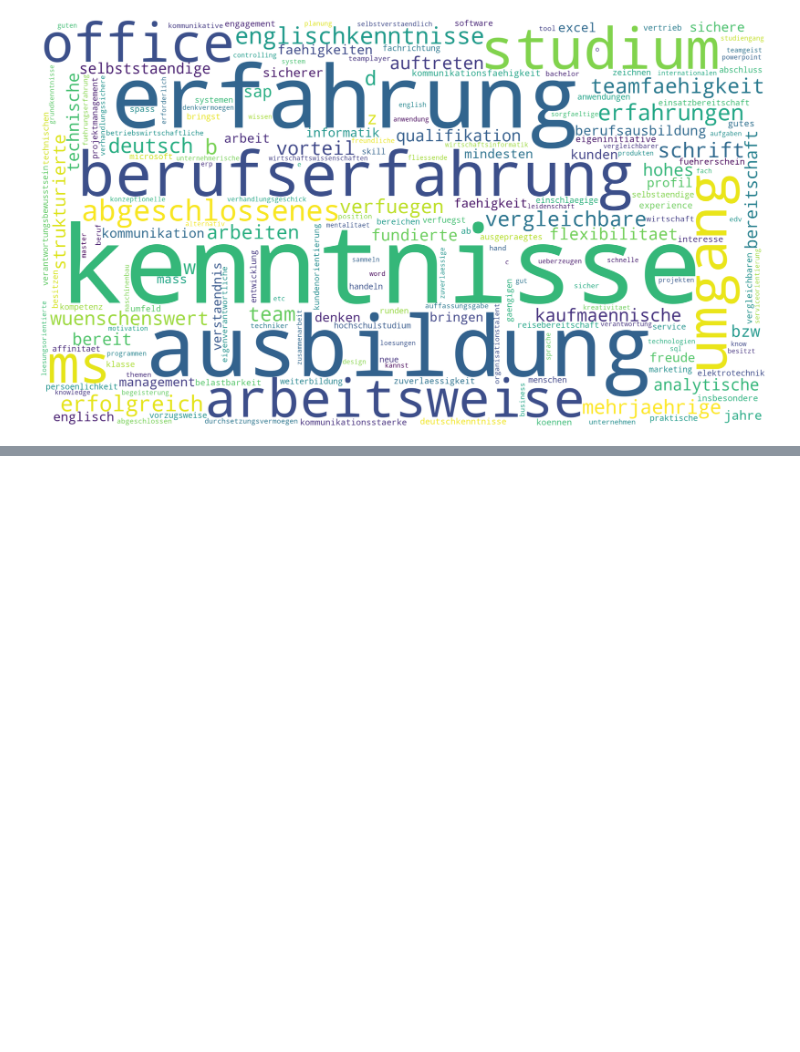
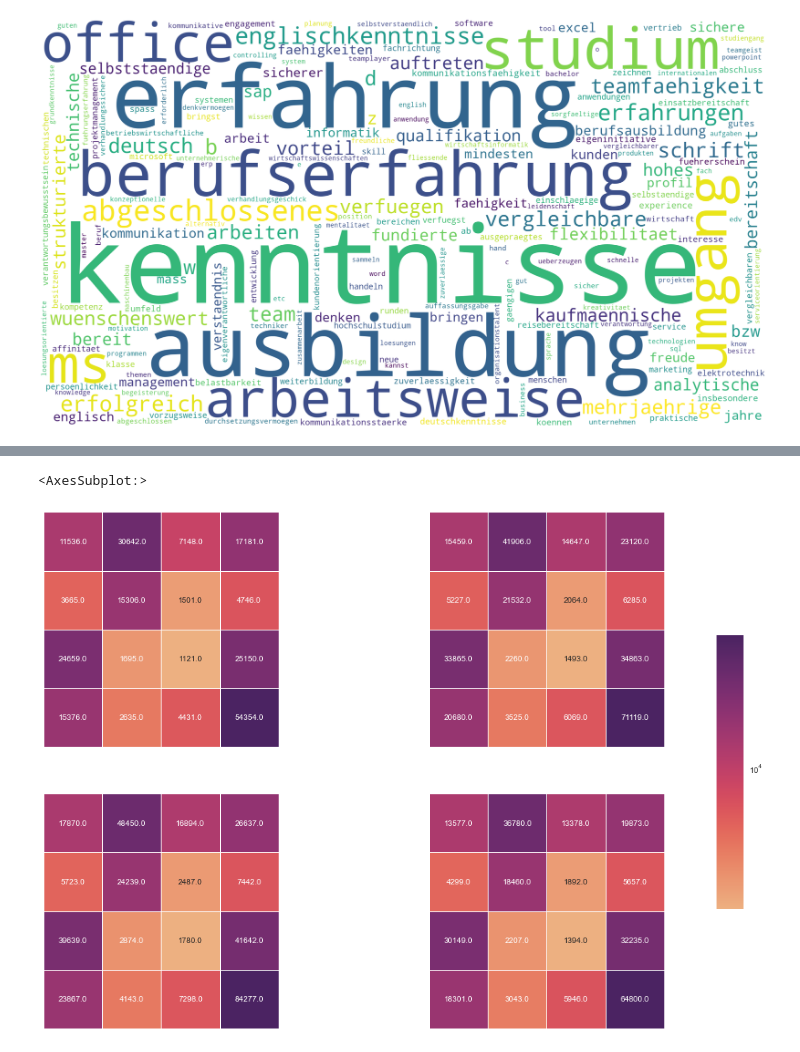
Before and after one commit to sharasivam/stellenanzeigen, a Jupyter notebook: story.ipynb, the cells around one changed output, grey strips where cells are left out. Drawn from its saved outputs; the diff is of its cells as text; code cells hidden in the pictures; blank space fills up the shorter version.

```diff
--- a/story.ipynb
+++ b/story.ipynb
@@ -670,0 +645,13 @@ cloudy(text2)
+# %%
+
+fig, ((ax, ax2), (ax3, ax4)) = plt.subplots(2, 2, sharex=True, sharey=True, figsize=(16, 12))
+cbar_ax = fig.add_axes([.91, .3, .03, .4])
+
+
+kode_matrix(q2_20_coarse, ax, cb=cbar_ax)
+kode_matrix(q3_20_coarse, ax2, cb=cbar_ax)
+kode_matrix(q4_20_coarse, ax3, cb=cbar_ax)
+kode_matrix(q1_21_coarse, ax4, cb=cbar_ax)
+# %% [output]
+<AxesSubplot:>
+[figure, added]
```
Also changed, not shown: parts of 23 cells of this notebook.
